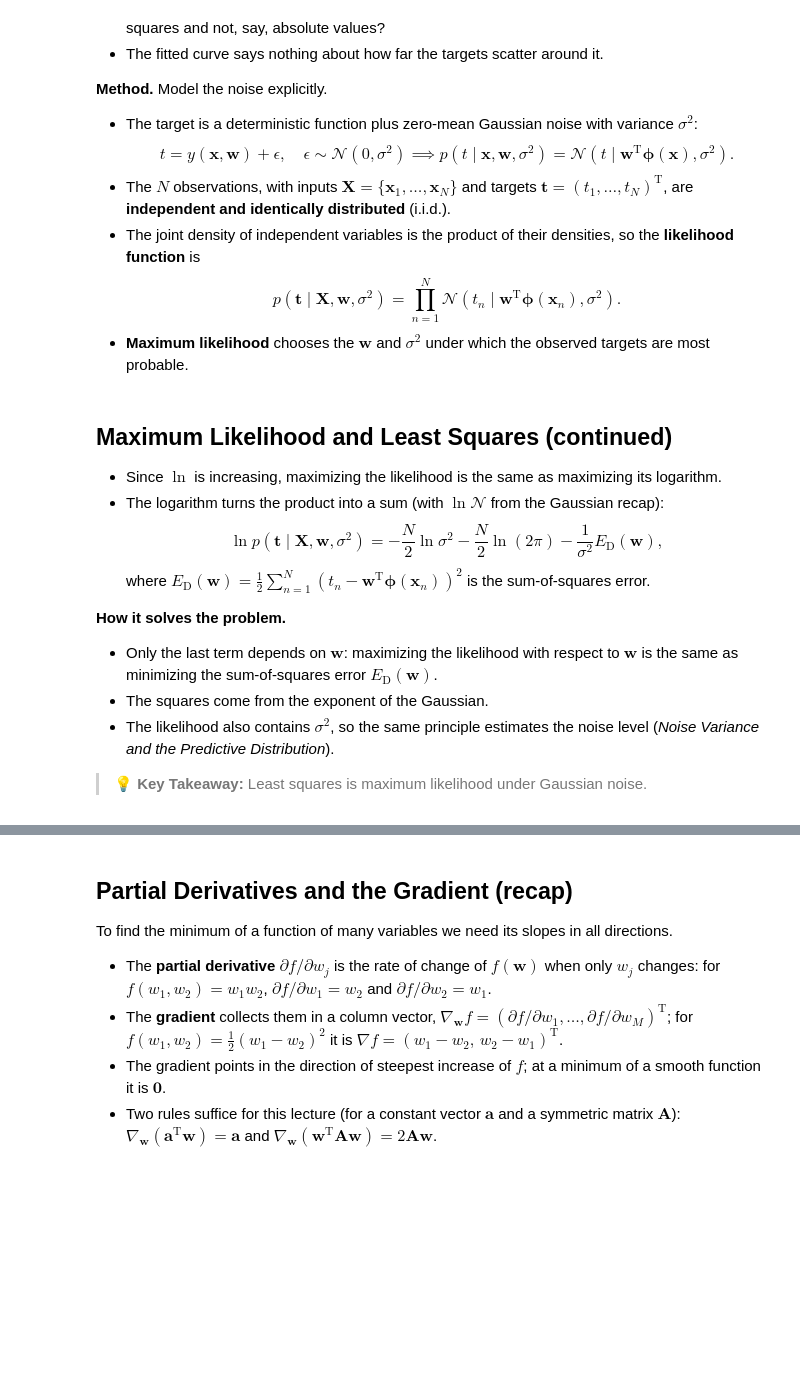
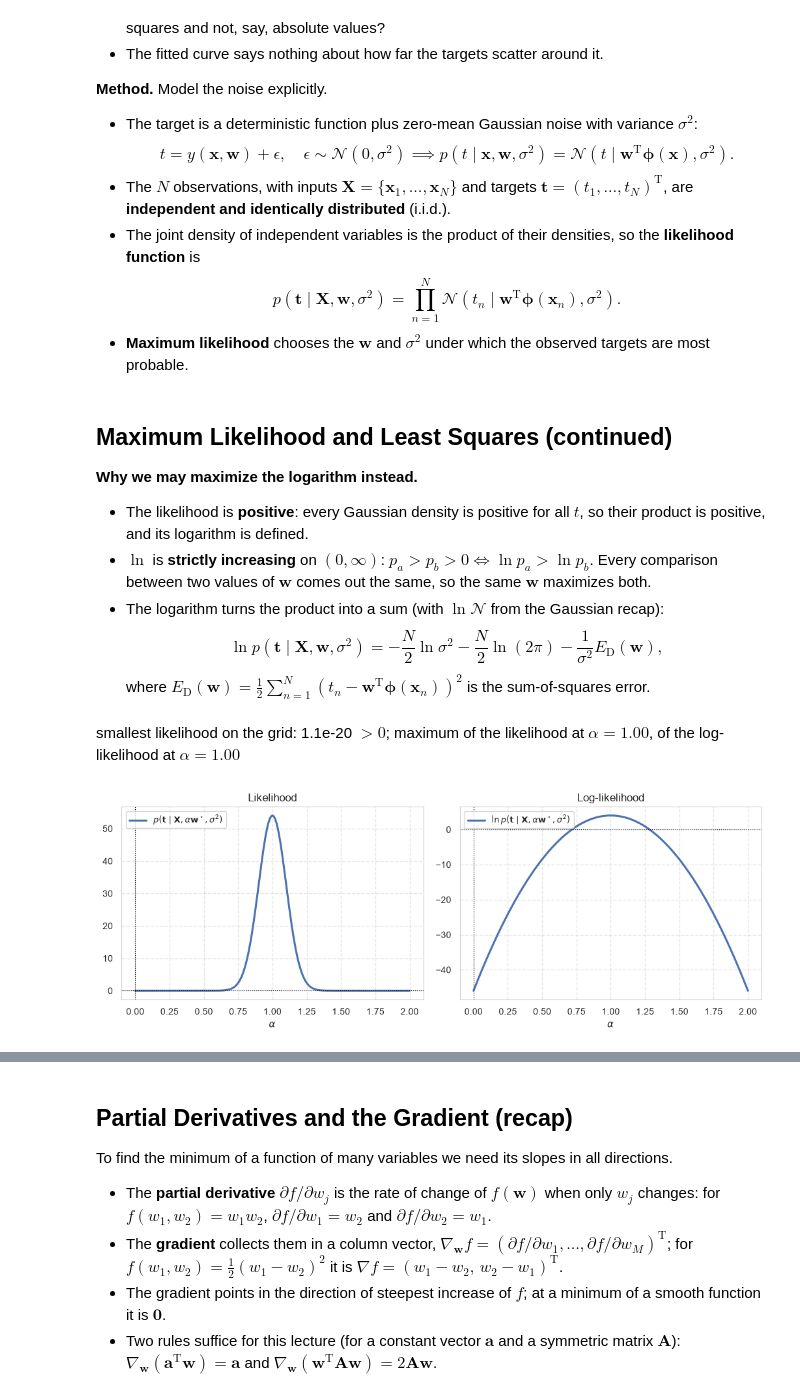
Before and after one commit to konstantin-schekotihin/dl_course, a Jupyter notebook: ML-DL/02_deep_learning/04_regression.ipynb, the cells around one changed output, grey strips where cells are left out. Cells and saved outputs as stored; diff of their text form; code cells hidden in the pictures; blank space fills up the shorter version.

```diff
--- a/ML-DL/02_deep_learning/04_regression.ipynb
+++ b/ML-DL/02_deep_learning/04_regression.ipynb
@@ -312,6 +317,12 @@ hp.plot_curves(ln_lambdas, {"training set": E_train_lam, "test set": E_test_lam}
 # %%
-# The M = 9 fits for a weak and a strong penalty
-Phi_9_dense = torch.vander(x_dense, N=10, increasing=True)
-hp.plot_regularized_fits(x_dense, h_dense, x_train, t_train, {
-    r"$\ln\lambda = -18$": Phi_9_dense @ fit_ridge(Phi_9, t_train, math.exp(-18.0)),
-    r"$\ln\lambda = 0$": Phi_9_dense @ fit_ridge(Phi_9, t_train, 1.0)})
+def explore_ridge(lam=1e-8, x_range=(0, 1)):
+    """Fit the M = 9 polynomial with weight decay lam; show it on [x_min, x_max] with its errors."""
+    w = fit_ridge(Phi_9, t_train, lam)
+    x_grid = torch.linspace(float(x_range[0]), float(x_range[1]), 400)
+    y_grid = torch.vander(x_grid, N=10, increasing=True) @ w
+    hp.plot_polynomial_extrapolation(
+        x_train, t_train, x_grid, y_grid, h_grid=torch.sin(2.0 * torch.pi * x_grid), degree=9,
+        title=rf"$M = 9$, $\lambda = {hp.format_number(lam, 1, scientific=True)}$")
+    display(Markdown(rf"$\|\mathbf{{w}}\| = {torch.norm(w).item():.2f}$, "
+                     rf"training $E_\mathrm{{RMS}} = {rms_error(x_train, t_train, w):.3f}$, "
+                     rf"test $E_\mathrm{{RMS}} = {rms_error(x_test, t_test, w):.3f}$"))
@@ -436,14 +454,39 @@ $$p(\mathbf{t} \mid \mathbf{X}, \mathbf{w}, \sigma^2) = \prod_{n=1}^N \mathcal{N
 # %% [markdown]
 ## Maximum Likelihood and Least Squares (continued)
 
-- Since $\ln$ is increasing, maximizing the likelihood is the same as maximizing its logarithm.
+**Why we may maximize the logarithm instead.**
+- The likelihood is **positive**: every Gaussian density is positive for all $t$, so their product is positive, and its logarithm is defined.
+- $\ln$ is **strictly increasing** on $(0, \infty)$: $p_a > p_b > 0 \iff \ln p_a > \ln p_b$. Every comparison between two values of $\mathbf{w}$ comes out the same, so the same $\mathbf{w}$ maximizes both.
 - The logarithm turns the product into a sum (with $\ln\mathcal{N}$ from the Gaussian recap):
 $$\ln p(\mathbf{t} \mid \mathbf{X}, \mathbf{w}, \sigma^2) = -\frac{N}{2}\ln\sigma^2 - \frac{N}{2}\ln(2\pi) - \frac{1}{\sigma^2} E_\mathrm{D}(\mathbf{w}),$$
   where $E_\mathrm{D}(\mathbf{w}) = \frac{1}{2}\sum_{n=1}^N \left(t_n - \mathbf{w}^\mathrm{T}\boldsymbol{\phi}(\mathbf{x}_n)\right)^2$ is the sum-of-squares error.
-
-**How it solves the problem.**
-- Only the last term depends on $\mathbf{w}$: maximizing the likelihood with respect to $\mathbf{w}$ is the same as minimizing the sum-of-squares error $E_\mathrm{D}(\mathbf{w})$.
-- The squares come from the exponent of the Gaussian.
-- The likelihood also contains $\sigma^2$, so the same principle estimates the noise level (*Noise Variance and the Predictive Distribution*).
-
-> 💡 **Key Takeaway:** Least squares is maximum likelihood under Gaussian noise.
+# %%
+# Likelihood and log-likelihood of the M = 3 polynomial along the line w = alpha w*, sigma^2 known
+Phi_cubic = torch.vander(x_train, N=4, increasing=True)         # columns 1, x, x^2, x^3
+sigma2 = noise_sigma ** 2
+
+
+def likelihood(w):
+    """p(t | X, w, sigma^2): the product of the N Gaussian densities N(t_n | w^T phi(x_n),
+    sigma^2)."""
+    y = Phi_cubic @ w
+    densities = torch.exp(-(t_train - y) ** 2 / (2 * sigma2)) / math.sqrt(2 * math.pi * sigma2)
+    return torch.prod(densities)
+
+
+alphas = torch.linspace(0.0, 2.0, 201)
+lik = torch.stack([likelihood(alpha * weights[3]) for alpha in alphas])
+log_lik = torch.log(lik)
+display(Markdown(rf"smallest likelihood on the grid: {lik.min().item():.1e} $> 0$; "
+                 rf"maximum of the likelihood at $\alpha = {alphas[lik.argmax()].item():.2f}$, "
+                 rf"of the log-likelihood at $\alpha = {alphas[log_lik.argmax()].item():.2f}$"))
+# %% [output]
+smallest likelihood on the grid: 1.1e-20 $> 0$; maximum of the likelihood at $\alpha = 1.00$, of the log-likelihood at $\alpha = 1.00$
+# %%
+hp.plot_function_panels(alphas, [{r"$p(\mathbf{t} \mid \mathbf{X}, \alpha\mathbf{w}^\star, "
+                                  r"\sigma^2)$": lik},
+                                 {r"$\ln p(\mathbf{t} \mid \mathbf{X}, \alpha\mathbf{w}^\star, "
+                                  r"\sigma^2)$": log_lik}],
+                        titles=["Likelihood", "Log-likelihood"], xlabel=r"$\alpha$")
+# %% [output]
+[figure, added]
```
Also changed, not shown: parts of 42 cells of this notebook, 3 other files.
